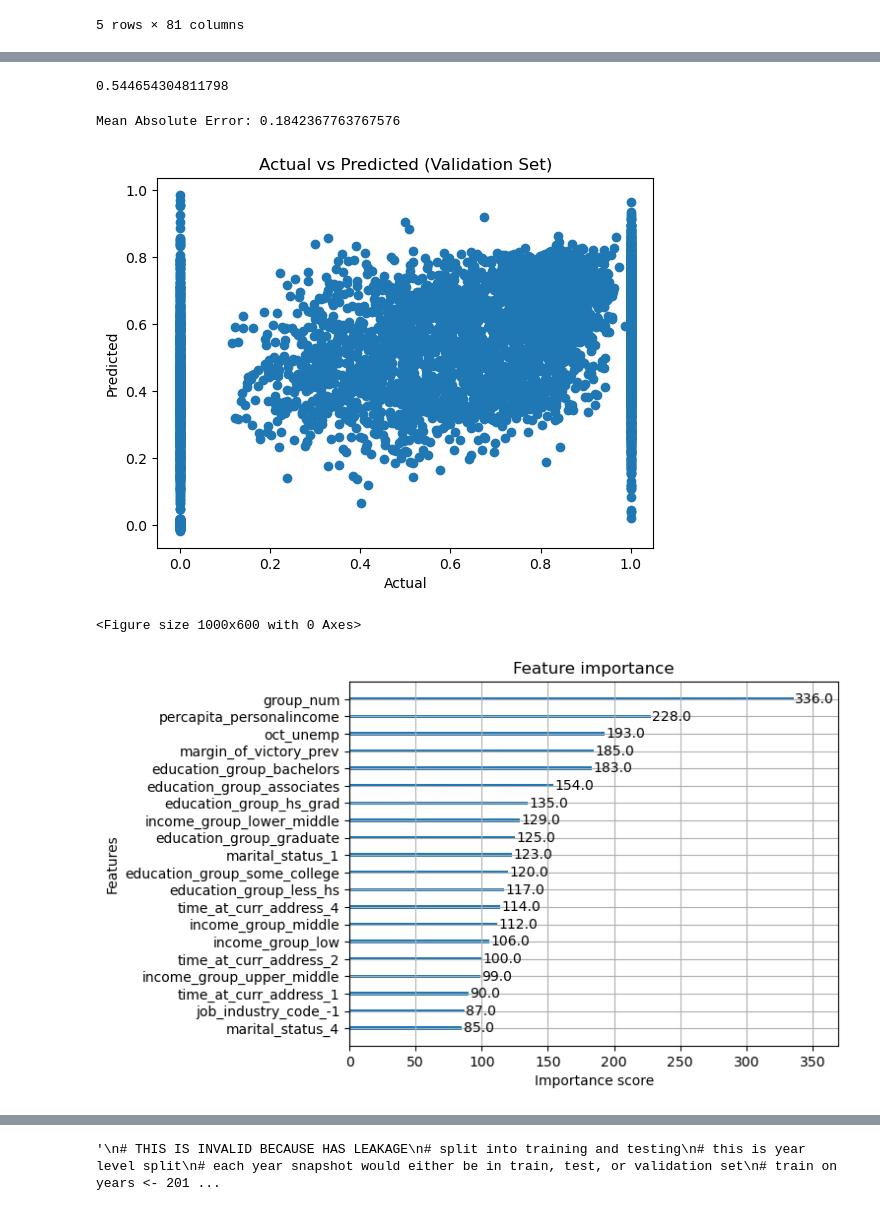
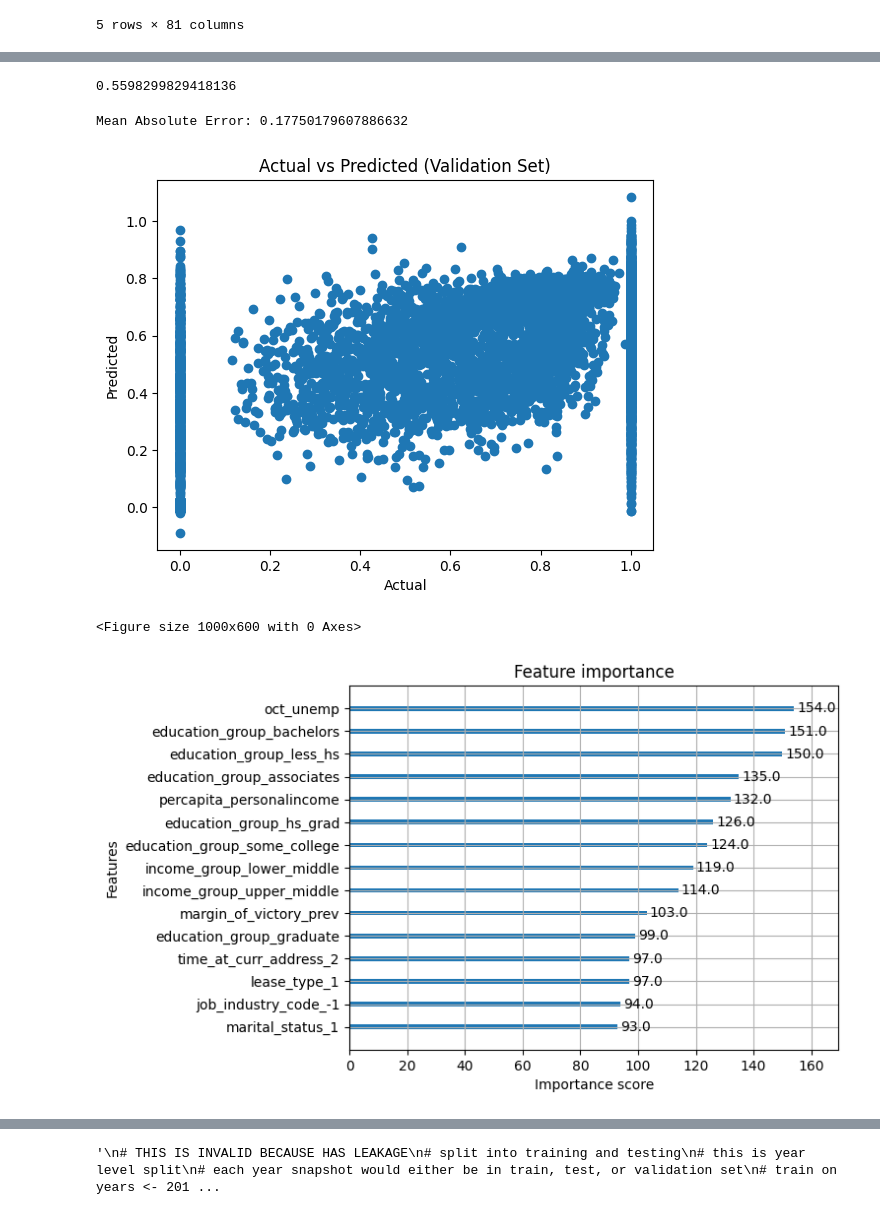
Before and after one commit to ecw70574/US-Census-Voting-and-Registration-DSCI-Capstone-Project, a Jupyter notebook: LSTM-pipeline-and-training.ipynb, the cells around one changed output, grey strips where cells are left out. Drawn from its saved outputs; the diff is of its cells as text; code cells hidden in the pictures.

```diff
--- a/LSTM-pipeline-and-training.ipynb
+++ b/LSTM-pipeline-and-training.ipynb
@@ -228,9 +232,10 @@ from xgboost import XGBRegressor
 from sklearn.model_selection import train_test_split
 from sklearn.metrics import mean_squared_error
 copy = model_data
-copy = copy.drop(columns=["age_group", "sex","race_grouped", "state"])
+# copy = copy.drop(columns=["age_group", "sex","race_grouped", "state"])
+copy = pd.get_dummies(copy, columns=['age_group', 'sex',"race_grouped","state"],drop_first=True)
 
-copy['group_num'] = pd.factorize(copy['group_id'])[0] # try to keep group id flag
+# copy['group_num'] = pd.factorize(copy['group_id'])[0] # try to keep group id flag
 copy = copy.drop(columns="group_id") # drop original
 
 
@@ -266,17 +271,19 @@ model.fit(X_train_xg, y_train_xg)
 y_pred = model.predict(X_val_xg)
 
 score = model.score(X_val_xg, y_val_xg)  # Returns R^2 score
+
+# TRY XGBOOST with time dependencies / lag
 # %%
 score # RSQ
 # %% [output]
-0.544654304811798
+0.5598299829418136
 # %%
 from sklearn.metrics import mean_absolute_error
 
 mae = mean_absolute_error(y_val_xg, y_pred)
 print(f"Mean Absolute Error: {mae}")
 # %% [output]
-Mean Absolute Error: 0.1842367763767576
+Mean Absolute Error: 0.17750179607886632
 # %%
 # on avg 18.4% off (MAE)
 # split into train/test/val by years
@@ -290,16 +297,16 @@ plt.xlabel("Actual")
 plt.ylabel("Predicted")
 plt.show()
 # %% [output]
-[figure, old version]
+[figure, new version]
 # %%
 from xgboost import plot_importance
 import matplotlib.pyplot as plt
 
 plt.figure(figsize=(10,6))
-plot_importance(model, max_num_features=20)
+plot_importance(model, max_num_features=15)
 plt.show()
 # %% [output]
 <Figure size 1000x600 with 0 Axes>
-[figure, old version]
+[figure, new version]
 # %%
 # BACK TO LSTM
```
Also changed, not shown: parts of 21 cells of this notebook.
